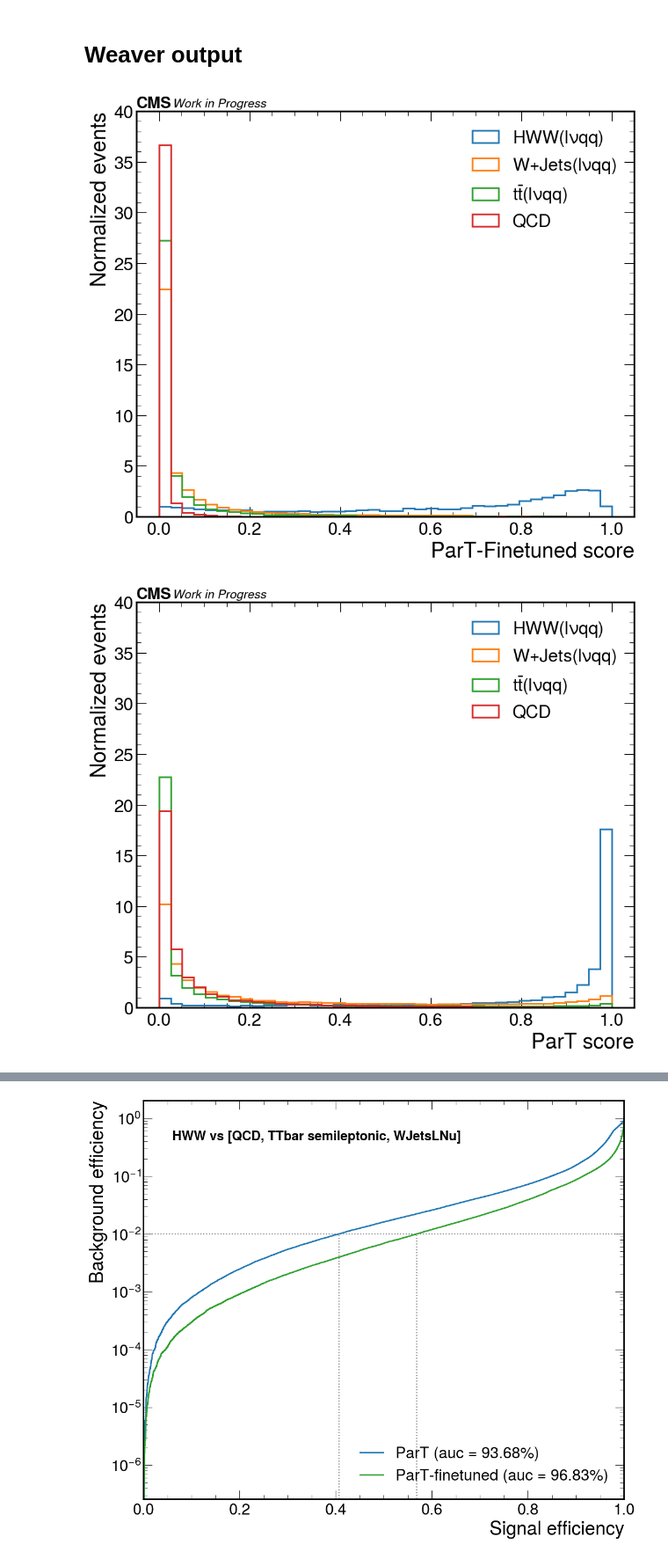
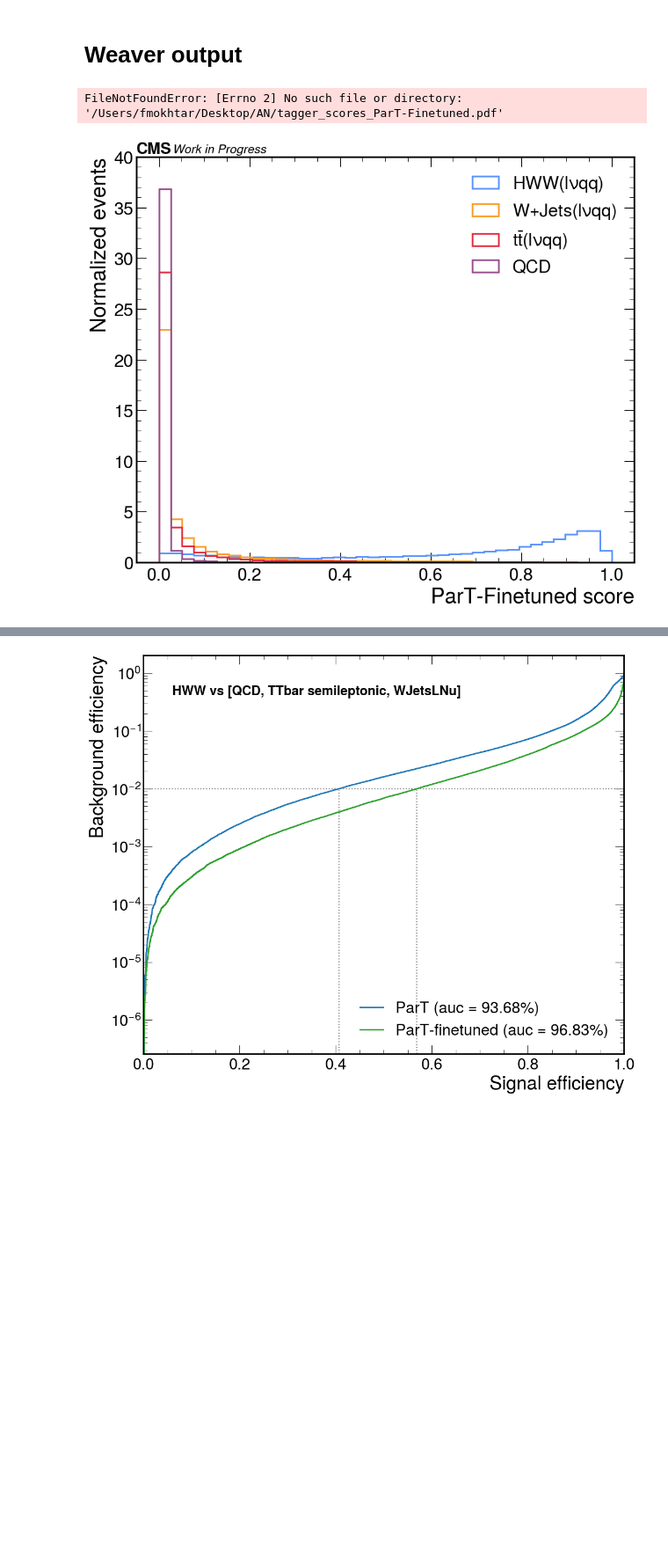
Before and after one commit to farakiko/weaver-core-dev, a Jupyter notebook: notebooks/tagger_finetuning.ipynb, the cells around one changed output, grey strips where cells are left out. Shown at 88% size. Cells and saved outputs as stored; diff of their text form; code cells hidden in the pictures; blank space fills up the shorter version.

```diff
--- a/notebooks/tagger_finetuning.ipynb
+++ b/notebooks/tagger_finetuning.ipynb
@@ -255,10 +255,10 @@ def make_roc_W(events, save_as=None, msk=None):
 
     plt.savefig(f"finetuning/{save_as}/roc_W.pdf")
 # %%
-events = uproot.open(f"../experiments_finetuning/v35_12_9/predict/pred.root")["Events"]
+events = uproot.open(f"../experiments_finetuning/v35_30/predict/pred.root")["Events"]
 make_1d_hists(events, tag="ParT-Finetuned", combine_bkg=False, log=False)
 make_1d_hists(events, tag="ParT", combine_bkg=False, log=False)
 # %% [output]
+FileNotFoundError: [Errno 2] No such file or directory: '/Users/fmokhtar/Desktop/AN/tagger_scores_ParT-Finetuned.pdf'
-[figure, old version]
+[figure, new version]
-[figure, removed]
 # %%
```
Also changed, not shown: parts of 11 cells of this notebook.
